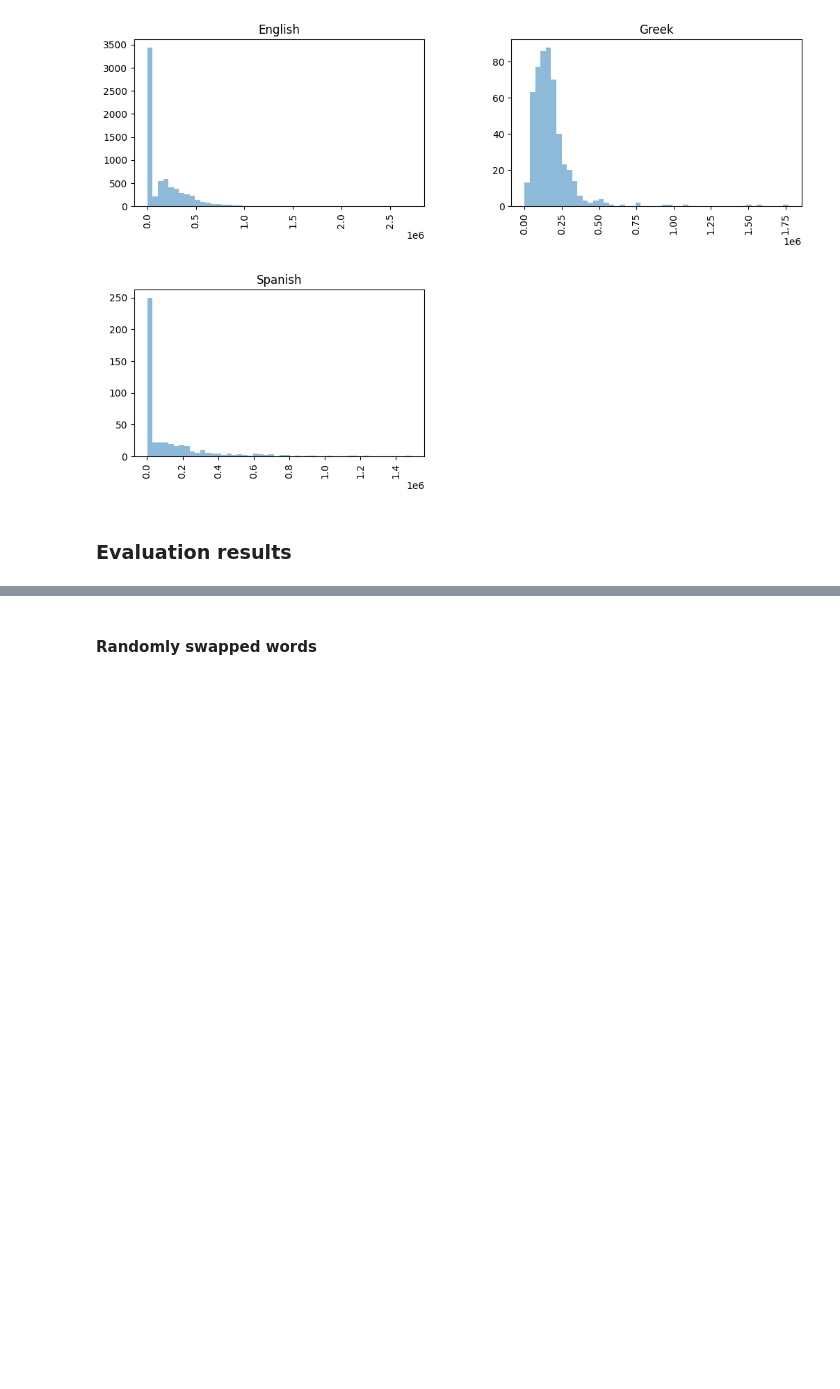
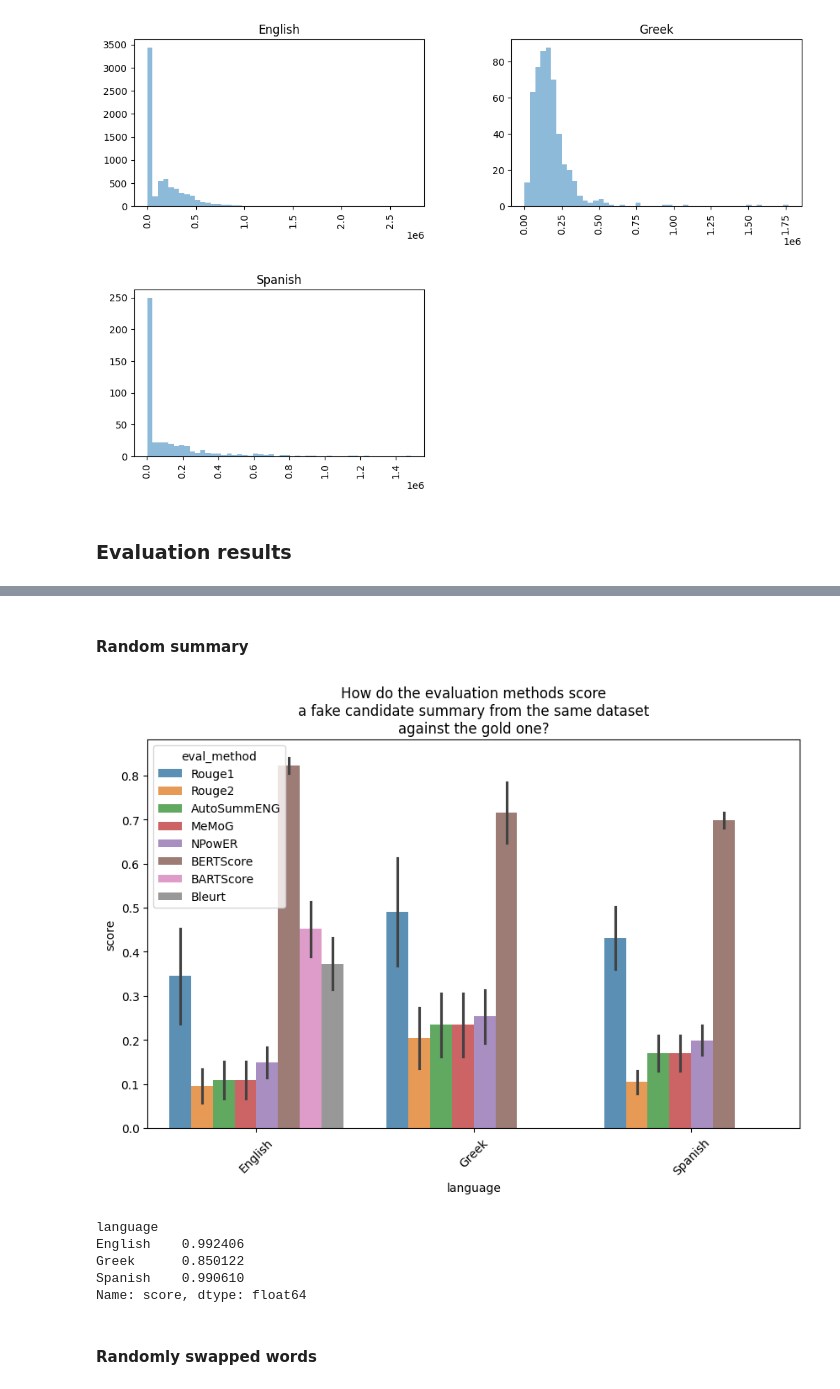
Before and after one commit to stefsyrsiri/financial-summarization-meta-evaluation, a Jupyter notebook: analysis.ipynb, the cells around one changed output, grey strips where cells are left out. Saved outputs shown, nothing was run; the diff lists cells and outputs as text; code cells hidden in the pictures; blank space fills up the shorter version.

```diff
--- a/analysis.ipynb
+++ b/analysis.ipynb
@@ -563,4 +646,22 @@ final_corr
 120 rows × 6 columns
+# %% [markdown]
+#### Random summary
+# %%
+plt.figure(figsize=(10, 6))
+sns.barplot(data=full_df[full_df['variant_type'] == 'random_summary'], x='language', y='score', hue='eval_method', alpha=0.8, errorbar='sd')
+plt.title('How do the evaluation methods score\na fake candidate summary from the same dataset\nagainst the gold one?')
+plt.xticks(rotation=45)
+plt.show()
+# %% [output]
+[figure, added]
+# %%
+full_df[full_df['variant_type'] == 'random_summary'].groupby(['language'])['score'].skew()
+# %% [output]
+language
+English    0.992406
+Greek      0.850122
+Spanish    0.990610
+Name: score, dtype: float64
 # %% [markdown]
 #### Randomly swapped words
 # %%
```
Also changed, not shown: parts of 22 cells of this notebook.
